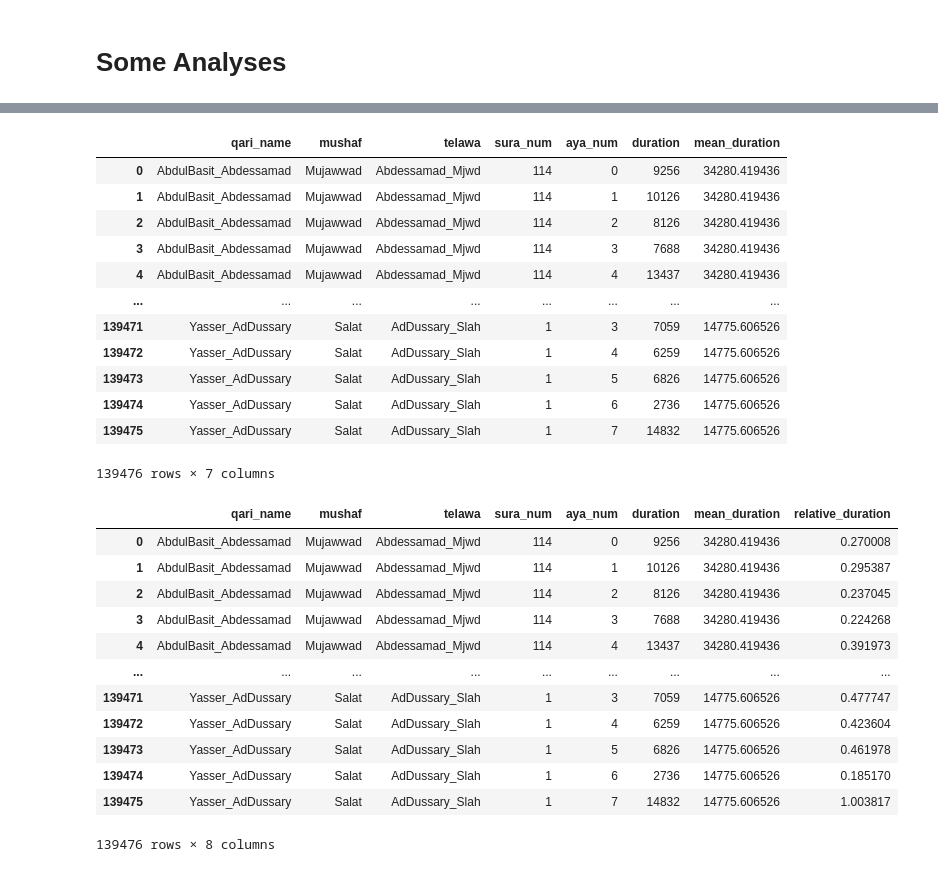
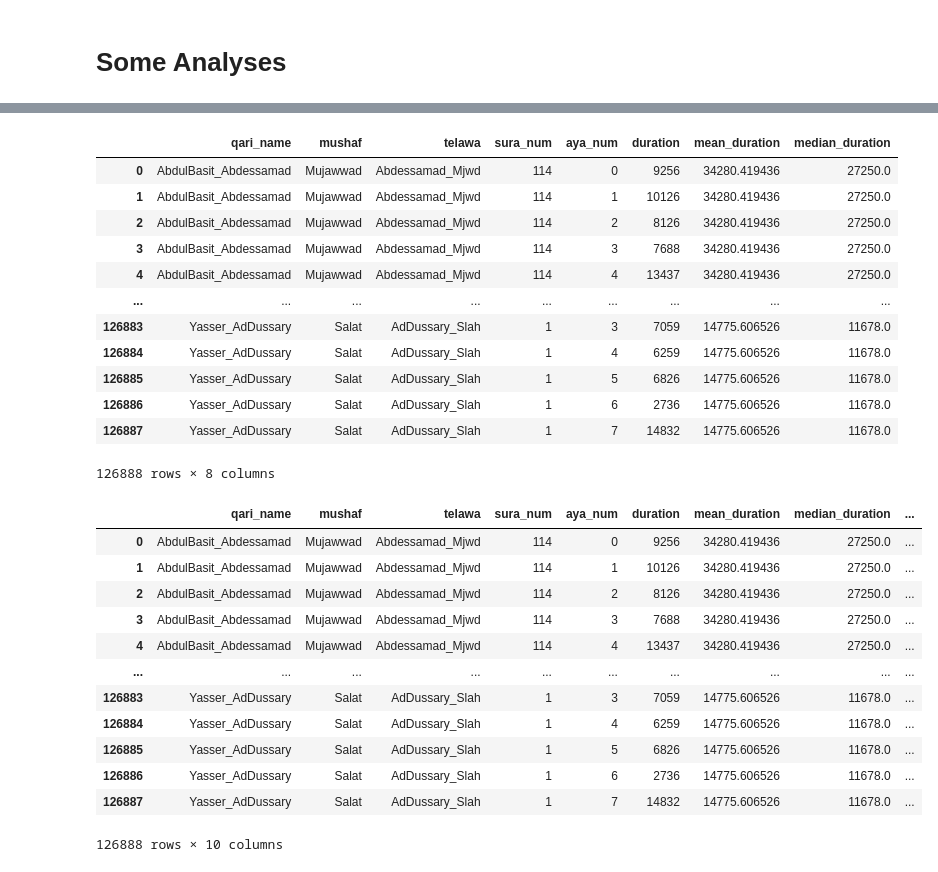
Before and after one commit to drnesr/QuranDataset, a Jupyter notebook: Code/DB_Qur_001.ipynb, the cells around one changed output, grey strips where cells are left out. Cells and saved outputs as stored; diff of their text form; code cells hidden in the pictures.

```diff
--- a/Code/DB_Qur_001.ipynb
+++ b/Code/DB_Qur_001.ipynb
@@ -438,2 +446,9 @@ mean_durations
 | 6 | AlHusary_Mrtl | 24240.295007 |
 | 0 | Abdessamad_Mjwd | 34280.419436 |
+# %%
+median_durations = final_dataset.groupby(
+    ['telawa'],
+    as_index=False)['duration'].median().sort_values(by=['duration'])
+
+median_durations.rename(columns={'duration':'median_duration'}, inplace=True)
+median_durations
@@ -440,41 +473,45 @@ mean_durations
 # %%
 #using python pandas lookup another dataframe and return corresponding values
 # https://stackoverflow.com/a/17451067/5820024
-relative_dataset = final_dataset.merge(mean_durations)
+means_dur = mean_durations.merge(median_durations)
+relative_dataset = final_dataset.merge(means_dur)
 relative_dataset
 # %% [output]
-|  | qari_name | mushaf | telawa | sura_num | aya_num | duration | mean_duration |
-| 0 | AbdulBasit_Abdessamad | Mujawwad | Abdessamad_Mjwd | 114 | 0 | 9256 | 34280.419436 |
-| 1 | AbdulBasit_Abdessamad | Mujawwad | Abdessamad_Mjwd | 114 | 1 | 10126 | 34280.419436 |
-| 2 | AbdulBasit_Abdessamad | Mujawwad | Abdessamad_Mjwd | 114 | 2 | 8126 | 34280.419436 |
-| 3 | AbdulBasit_Abdessamad | Mujawwad | Abdessamad_Mjwd | 114 | 3 | 7688 | 34280.419436 |
-| 4 | AbdulBasit_Abdessamad | Mujawwad | Abdessamad_Mjwd | 114 | 4 | 13437 | 34280.419436 |
-| ... | ... | ... | ... | ... | ... | ... | ... |
-| 139471 | Yasser_AdDussary | Salat | AdDussary_Slah | 1 | 3 | 7059 | 14775.606526 |
-| 139472 | Yasser_AdDussary | Salat | AdDussary_Slah | 1 | 4 | 6259 | 14775.606526 |
-| 139473 | Yasser_AdDussary | Salat | AdDussary_Slah | 1 | 5 | 6826 | 14775.606526 |
-| 139474 | Yasser_AdDussary | Salat | AdDussary_Slah | 1 | 6 | 2736 | 14775.606526 |
-| 139475 | Yasser_AdDussary | Salat | AdDussary_Slah | 1 | 7 | 14832 | 14775.606526 |
+|  | qari_name | mushaf | telawa | sura_num | aya_num | duration | mean_duration | median_duration |
+| 0 | AbdulBasit_Abdessamad | Mujawwad | Abdessamad_Mjwd | 114 | 0 | 9256 | 34280.419436 | 27250.0 |
+| 1 | AbdulBasit_Abdessamad | Mujawwad | Abdessamad_Mjwd | 114 | 1 | 10126 | 34280.419436 | 27250.0 |
+| 2 | AbdulBasit_Abdessamad | Mujawwad | Abdessamad_Mjwd | 114 | 2 | 8126 | 34280.419436 | 27250.0 |
+| 3 | AbdulBasit_Abdessamad | Mujawwad | Abdessamad_Mjwd | 114 | 3 | 7688 | 34280.419436 | 27250.0 |
+| 4 | AbdulBasit_Abdessamad | Mujawwad | Abdessamad_Mjwd | 114 | 4 | 13437 | 34280.419436 | 27250.0 |
+| ... | ... | ... | ... | ... | ... | ... | ... | ... |
+| 126883 | Yasser_AdDussary | Salat | AdDussary_Slah | 1 | 3 | 7059 | 14775.606526 | 11678.0 |
+| 126884 | Yasser_AdDussary | Salat | AdDussary_Slah | 1 | 4 | 6259 | 14775.606526 | 11678.0 |
+| 126885 | Yasser_AdDussary | Salat | AdDussary_Slah | 1 | 5 | 6826 | 14775.606526 | 11678.0 |
+| 126886 | Yasser_AdDussary | Salat | AdDussary_Slah | 1 | 6 | 2736 | 14775.606526 | 11678.0 |
+| 126887 | Yasser_AdDussary | Salat | AdDussary_Slah | 1 | 7 | 14832 | 14775.606526 | 11678.0 |
-139476 rows × 7 columns
+126888 rows × 8 columns
 # %%
-relative_dataset['relative_duration'] = relative_dataset[
+relative_dataset['relative_duration_avg'] = relative_dataset[
     'duration'] / relative_dataset['mean_duration']
 
+relative_dataset['relative_duration_med'] = relative_dataset[
+    'duration'] / relative_dataset['median_duration']
+
 relative_dataset
 # %% [output]
-|  | qari_name | mushaf | telawa | sura_num | aya_num | duration | mean_duration | relative_duration |
-| 0 | AbdulBasit_Abdessamad | Mujawwad | Abdessamad_Mjwd | 114 | 0 | 9256 | 34280.419436 | 0.270008 |
-| 1 | AbdulBasit_Abdessamad | Mujawwad | Abdessamad_Mjwd | 114 | 1 | 10126 | 34280.419436 | 0.295387 |
-| 2 | AbdulBasit_Abdessamad | Mujawwad | Abdessamad_Mjwd | 114 | 2 | 8126 | 34280.419436 | 0.237045 |
-| 3 | AbdulBasit_Abdessamad | Mujawwad | Abdessamad_Mjwd | 114 | 3 | 7688 | 34280.419436 | 0.224268 |
-| 4 | AbdulBasit_Abdessamad | Mujawwad | Abdessamad_Mjwd | 114 | 4 | 13437 | 34280.419436 | 0.391973 |
-| ... | ... | ... | ... | ... | ... | ... | ... | ... |
-| 139471 | Yasser_AdDussary | Salat | AdDussary_Slah | 1 | 3 | 7059 | 14775.606526 | 0.477747 |
-| 139472 | Yasser_AdDussary | Salat | AdDussary_Slah | 1 | 4 | 6259 | 14775.606526 | 0.423604 |
-| 139473 | Yasser_AdDussary | Salat | AdDussary_Slah | 1 | 5 | 6826 | 14775.606526 | 0.461978 |
-| 139474 | Yasser_AdDussary | Salat | AdDussary_Slah | 1 | 6 | 2736 | 14775.606526 | 0.185170 |
-| 139475 | Yasser_AdDussary | Salat | AdDussary_Slah | 1 | 7 | 14832 | 14775.606526 | 1.003817 |
+|  | qari_name | mushaf | telawa | sura_num | aya_num | duration | mean_duration | median_duration | ... |
+| 0 | AbdulBasit_Abdessamad | Mujawwad | Abdessamad_Mjwd | 114 | 0 | 9256 | 34280.419436 | 27250.0 | ... |
+| 1 | AbdulBasit_Abdessamad | Mujawwad | Abdessamad_Mjwd | 114 | 1 | 10126 | 34280.419436 | 27250.0 | ... |
+| 2 | AbdulBasit_Abdessamad | Mujawwad | Abdessamad_Mjwd | 114 | 2 | 8126 | 34280.419436 | 27250.0 | ... |
+| 3 | AbdulBasit_Abdessamad | Mujawwad | Abdessamad_Mjwd | 114 | 3 | 7688 | 34280.419436 | 27250.0 | ... |
+| 4 | AbdulBasit_Abdessamad | Mujawwad | Abdessamad_Mjwd | 114 | 4 | 13437 | 34280.419436 | 27250.0 | ... |
+| ... | ... | ... | ... | ... | ... | ... | ... | ... | ... |
+| 126883 | Yasser_AdDussary | Salat | AdDussary_Slah | 1 | 3 | 7059 | 14775.606526 | 11678.0 | ... |
+| 126884 | Yasser_AdDussary | Salat | AdDussary_Slah | 1 | 4 | 6259 | 14775.606526 | 11678.0 | ... |
+| 126885 | Yasser_AdDussary | Salat | AdDussary_Slah | 1 | 5 | 6826 | 14775.606526 | 11678.0 | ... |
+| 126886 | Yasser_AdDussary | Salat | AdDussary_Slah | 1 | 6 | 2736 | 14775.606526 | 11678.0 | ... |
+| 126887 | Yasser_AdDussary | Salat | AdDussary_Slah | 1 | 7 | 14832 | 14775.606526 | 11678.0 | ... |
-139476 rows × 8 columns
+126888 rows × 10 columns
 # %%
 avg_duration = mean_durations.mean()
 avg_duration = float(avg_duration)
```
Also changed, not shown: parts of 9 cells of this notebook, 4 other files.
